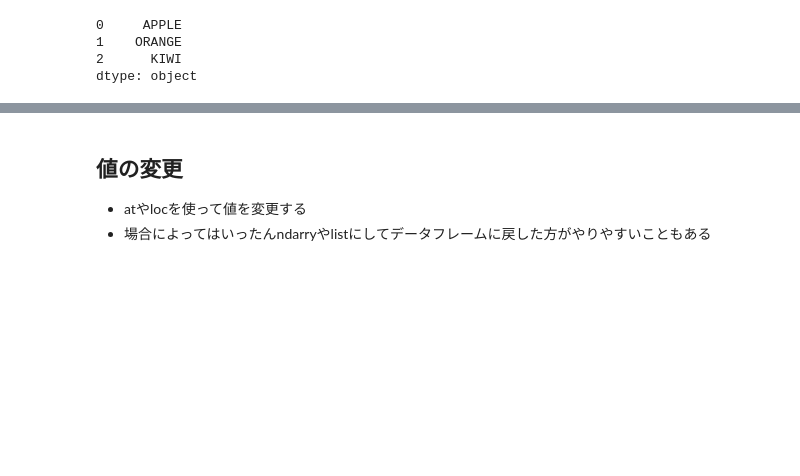
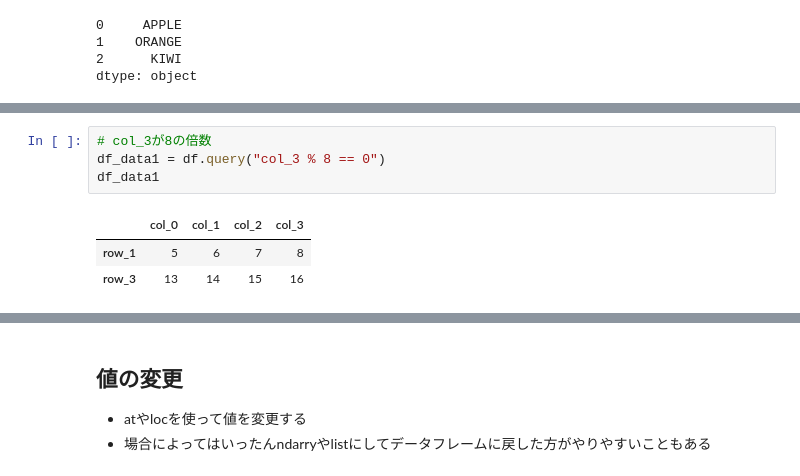
Before and after one commit to ftakao2007/python, a Jupyter notebook: jupyter_notebook/Python/pandas_base.ipynb, the cells around one changed output, grey strips where cells are left out. Saved outputs shown, nothing was run; the diff lists cells and outputs as text; blank space fills up the shorter version.

```diff
--- a/jupyter_notebook/Python/pandas_base.ipynb
+++ b/jupyter_notebook/Python/pandas_base.ipynb
@@ -709,0 +727,8 @@ dtype: object
+# %%
+# col_3が8の倍数
+df_data1 = df.query("col_3 % 8 == 0")
+df_data1
+# %% [output]
+|  | col_0 | col_1 | col_2 | col_3 |
+| row_1 | 5 | 6 | 7 | 8 |
+| row_3 | 13 | 14 | 15 | 16 |
```
Also changed, not shown: parts of 6 cells of this notebook, 2 other files.
